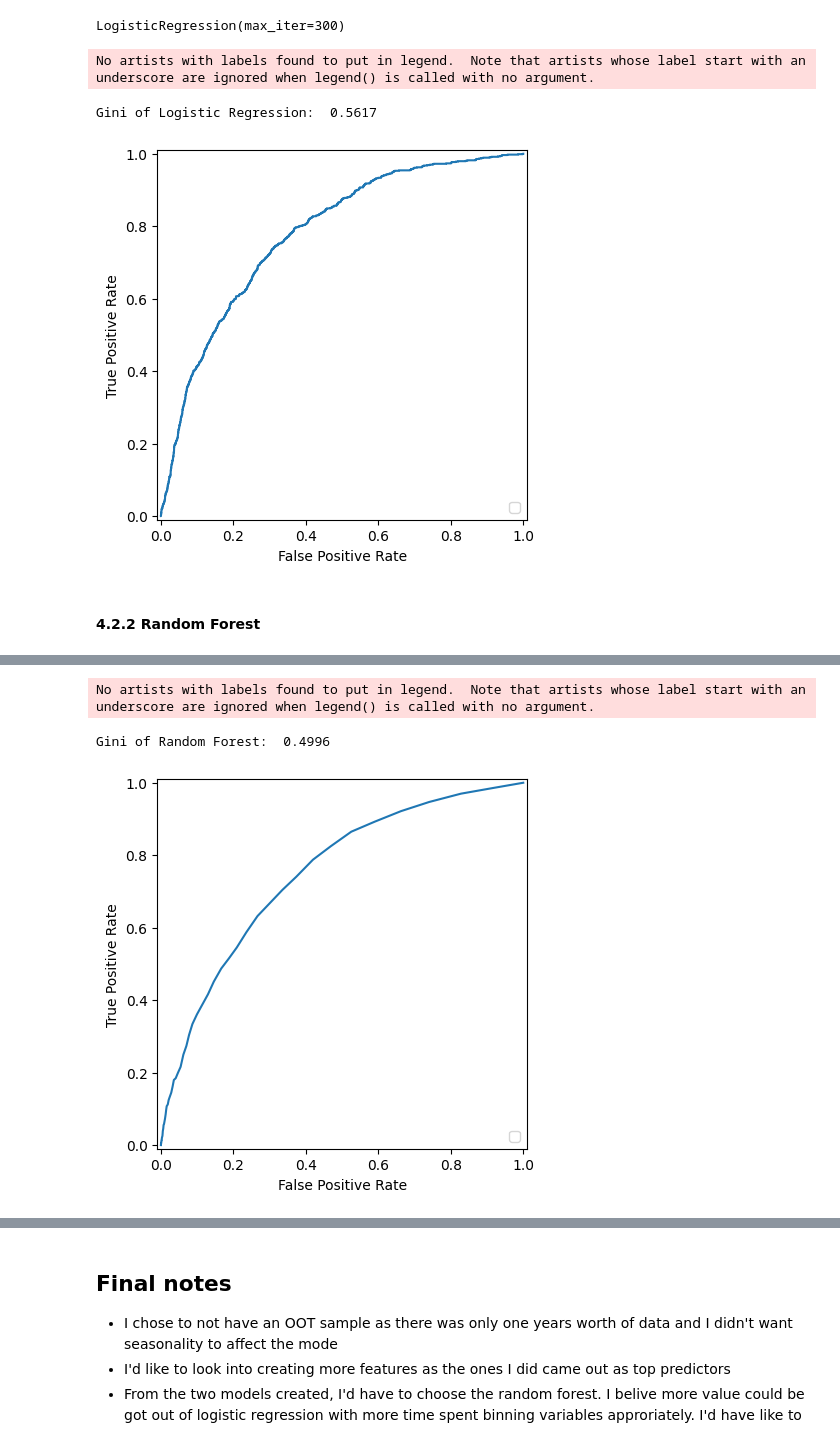
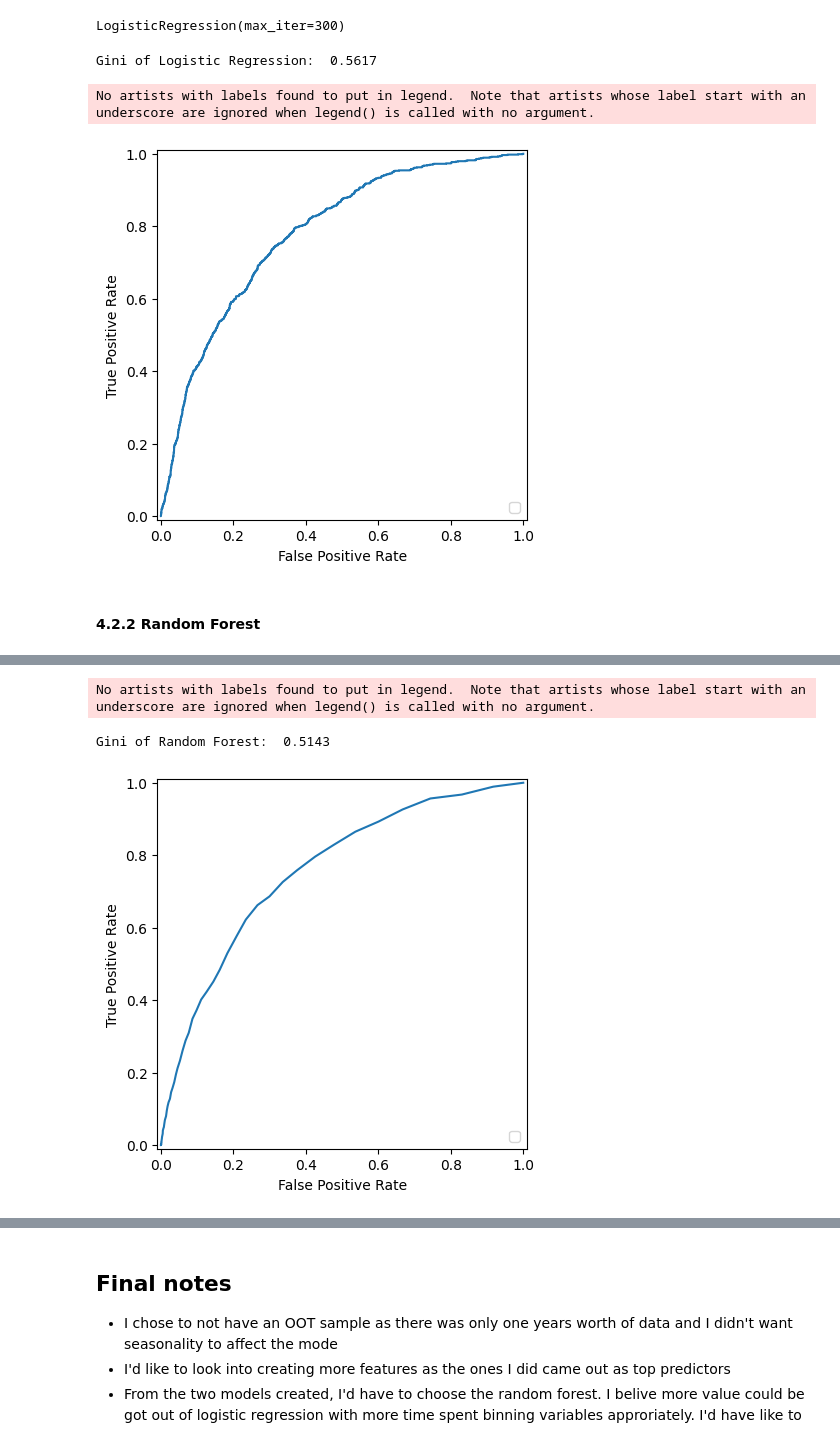
Before and after one commit to tpwpower/horses, a Jupyter notebook: TPower-horses-with-model.ipynb, the cells around one changed output, grey strips where cells are left out. Cells and saved outputs as stored; diff of their text form; code cells hidden in the pictures.

```diff
--- a/TPower-horses.ipynb
+++ b/TPower-horses-with-model.ipynb
@@ -615,11 +623,11 @@ gini = 2 * (roc_auc_score(y_test, y_pred)) - 1
 
 print("Gini of Logistic Regression: ", round(gini,4))
 
-fpr, tpr, thresholds = roc_curve(y_test, y_pred, pos_label=ln.classes_[1])
+fpr, tpr, thresholds = roc_curve(y_test, y_pred, pos_label=lr.classes_[1])
 roc_display = RocCurveDisplay(fpr=fpr, tpr=tpr).plot()
 # %% [output]
-No artists with labels found to put in legend.  Note that artists whose label start with an underscore are ignored when legend() is called with no argument.
+Gini of Logistic Regression:  0.5617
-Gini of Logistic Regression:  0.5617
+No artists with labels found to put in legend.  Note that artists whose label start with an underscore are ignored when legend() is called with no argument.
 [figure]
 # %% [markdown]
 #### 4.2.2 Random Forest
@@ -667,15 +672,15 @@ accuracy = accuracy_score(y_test, y_pred)
 # %%
 y_pred = rf.predict_proba(X_test)[:,1]
 gini = 2 * (roc_auc_score(y_test, y_pred)) - 1
 
 print("Gini of Random Forest: ", round(gini,4))
 
-fpr, tpr, thresholds = roc_curve(y_test, y_pred, pos_label=ln.classes_[1])
+fpr, tpr, thresholds = roc_curve(y_test, y_pred, pos_label=rf.classes_[1])
 roc_display = RocCurveDisplay(fpr=fpr, tpr=tpr).plot()
 # %% [output]
 No artists with labels found to put in legend.  Note that artists whose label start with an underscore are ignored when legend() is called with no argument.
-Gini of Random Forest:  0.4996
+Gini of Random Forest:  0.5143
-[figure, old version]
+[figure, new version]
 # %%
 def winRace(df, race, model, modelvar):
     '''
```
Also changed, not shown: parts of 5 cells of this notebook.
